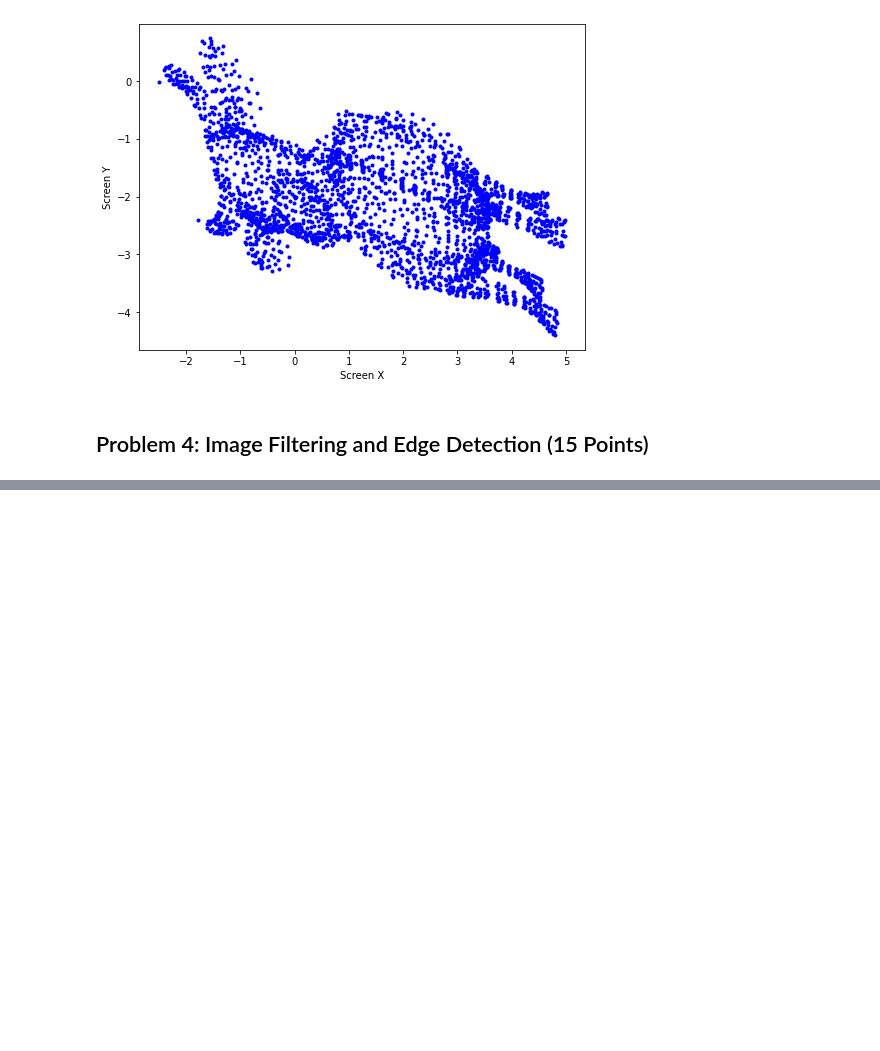
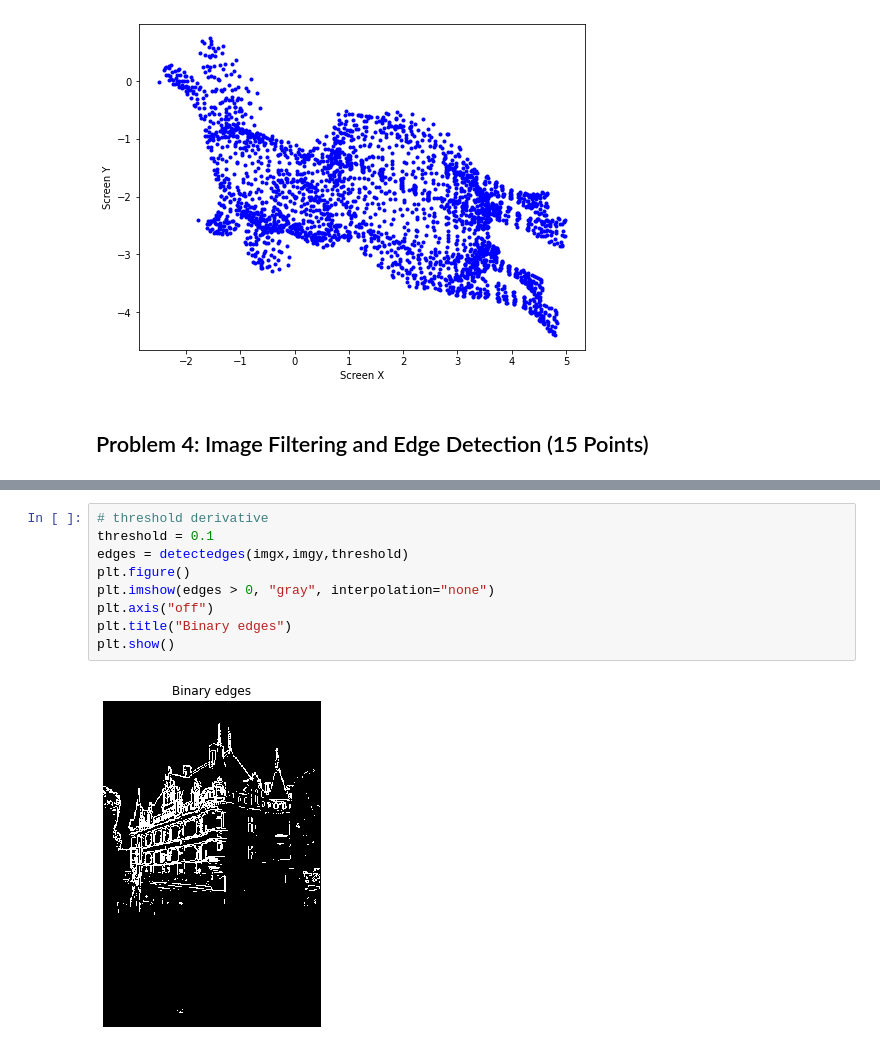
Before and after one commit to alexkrz/cv_tud, a Jupyter notebook: cv1_ex01/cv1_exercise01.ipynb, the cells around one changed output, grey strips where cells are left out. Cells and saved outputs as stored; diff of their text form; blank space fills up the shorter version.

```diff
--- a/cv1_ex01/cv1_exercise01.ipynb
+++ b/cv1_ex01/cv1_exercise01.ipynb
@@ -132,0 +171,11 @@ displaypoints2d(points2)
+# %%
+# threshold derivative
+threshold = 0.1
+edges = detectedges(imgx,imgy,threshold)
+plt.figure()
+plt.imshow(edges > 0, "gray", interpolation="none")
+plt.axis("off")
+plt.title("Binary edges")
+plt.show()
+# %% [output]
+[figure, added]
```
Also changed, not shown: parts of 4 cells of this notebook, 1 other file.
